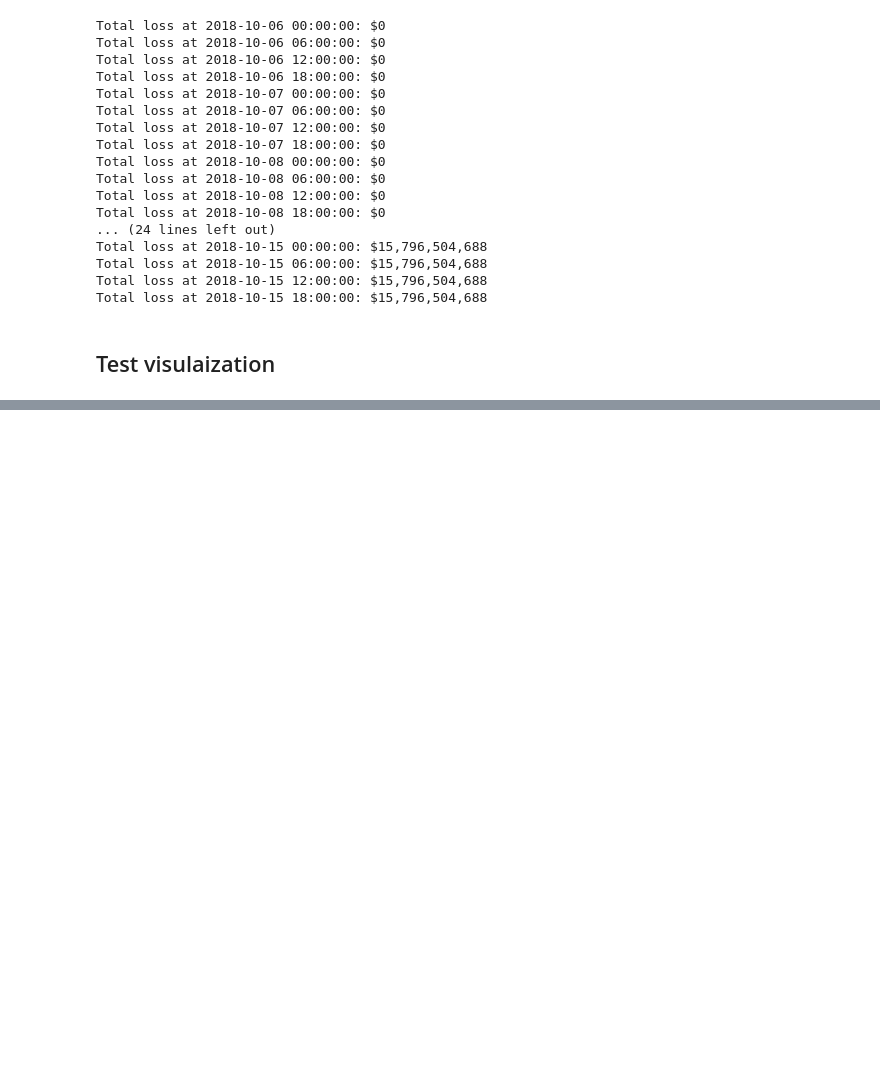
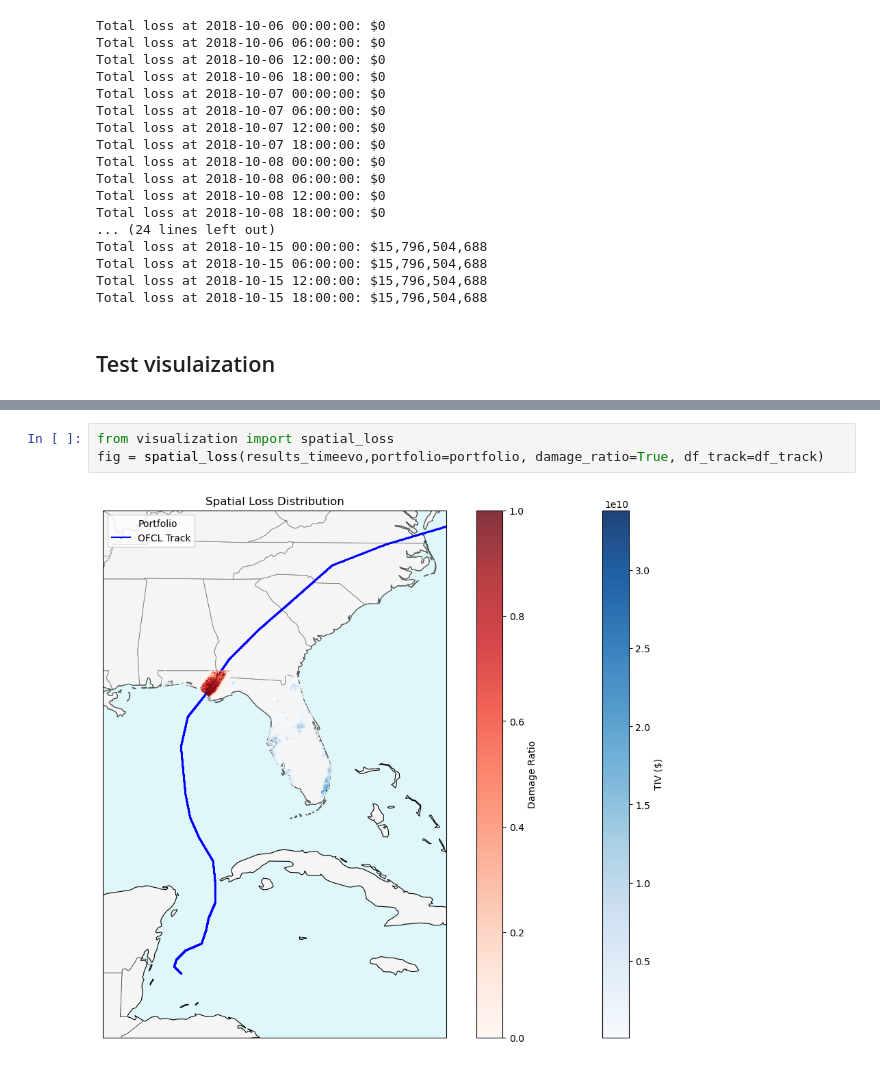
Before and after one commit to christianwirths/NatCat, a Jupyter notebook: notebooks/nb4_refactored_pipeline.ipynb, the cells around one changed output, grey strips where cells are left out. Drawn from its saved outputs; the diff is of its cells as text; blank space fills up the shorter version.

Commit message:
visualization updates

```diff
--- a/notebooks/nb4_refactored_pipeline.ipynb
+++ b/notebooks/nb4_refactored_pipeline.ipynb
@@ -117,2 +114,7 @@ fig = plot_trajectory_B_deck(df_track)
 # %% [output]
 [figure]
+# %%
+from visualization import spatial_loss
+fig = spatial_loss(results_timeevo,portfolio=portfolio, damage_ratio=True, df_track=df_track)
+# %% [output]
+[figure, added]
```
Also changed, not shown: parts of 4 cells of this notebook, 7 other files.
